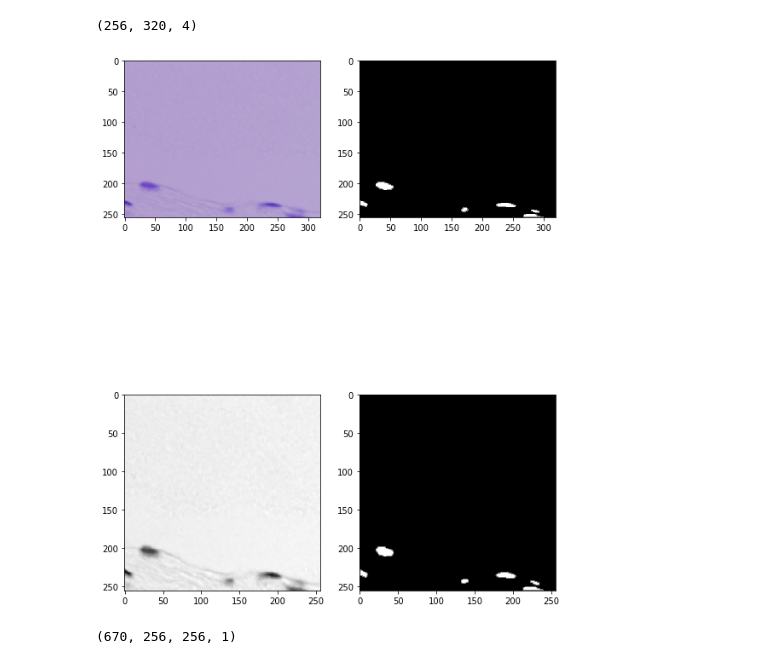
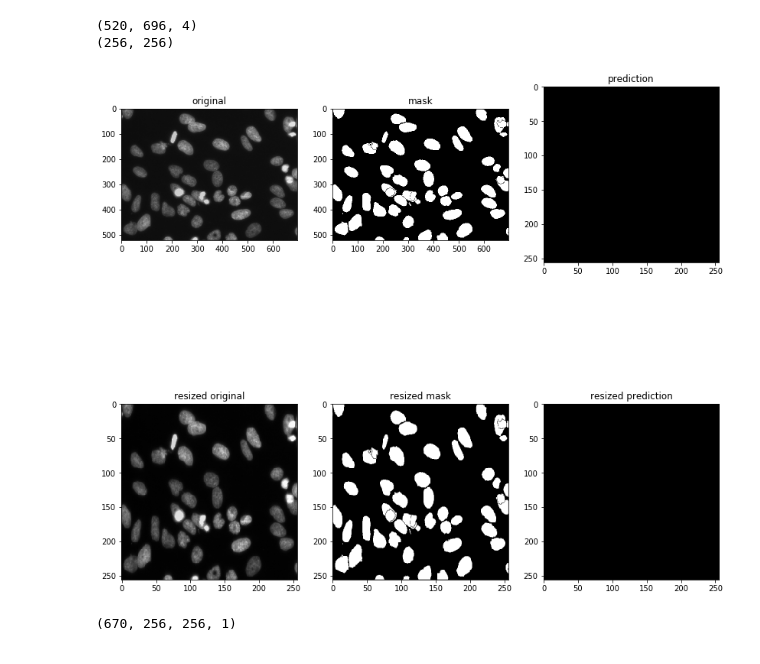
Before and after one commit to ciortanmadalina/kaggle-nuclei, a Jupyter notebook: exploration1.ipynb, the cells around one changed output. Cells and saved outputs as stored; diff of their text form; code cells hidden in the pictures.

Commit message:
normalize and grayscale

```diff
--- a/exploration1.ipynb
+++ b/exploration1.ipynb
@@ -182,37 +186,45 @@ def evaluateImage(imageID, model=None):
     img = getFileImage(fileIDs[imageID])
 
     print(img.shape)
     plt.subplot(231)
     plt.grid(False)
+    plt.title('original')
     plt.imshow(img, cmap='gray')
     plt.subplot(234)
     plt.grid(False)
+    plt.title('resized original')
     plt.imshow(imgResizeNormalizeAndGrayscale(img, (unetSize,unetSize)), cmap='gray')
 
     if model is not None:
-        pred = model.predict(imgResizeNormalizeAndGrayscale(img,(unetSize,unetSize))[newaxis,:,:,:3])[0,:,:,0]
+        pred = model.predict(np.stack([imgResizeNormalizeAndGrayscale(img,(unetSize,unetSize))])[:,:,:, newaxis])[0,:,:,0]
         print(pred.shape)
         plt.subplot(233)
         plt.grid(False)
+        plt.title('prediction')
         plt.imshow(pred, cmap='gray')
         plt.subplot(236)
         plt.grid(False)
+        plt.title('resized prediction')
         plt.imshow(imgResizeNormalizeAndGrayscale(pred, (unetSize,unetSize)), cmap='gray')
 
     img = getFileMasks(fileIDs[imageID])
     plt.subplot(232)
     plt.grid(False)
+    plt.title('mask')
     plt.imshow(img, cmap='gray')
     plt.subplot(235)
     plt.grid(False)
+    plt.title('resized mask')
     plt.imshow(imgResizeNormalizeAndGrayscale(img,(unetSize,unetSize)), cmap='gray')
 
 
 
-evaluateImage(40)
+# evaluateImage(40)
+evaluateImage(650, unetAE)
 # %% [output]
-(256, 320, 4)
+(520, 696, 4)
+(256, 256)
-[figure, old version]
+[figure, new version]
 # %%
 if os.path.isfile('data/inputImgGrayscaleNormalized.npy'):
     inputImg = np.load('data/inputImgGrayscaleNormalized.npy')
```
Also changed, not shown: parts of 8 cells of this notebook.
